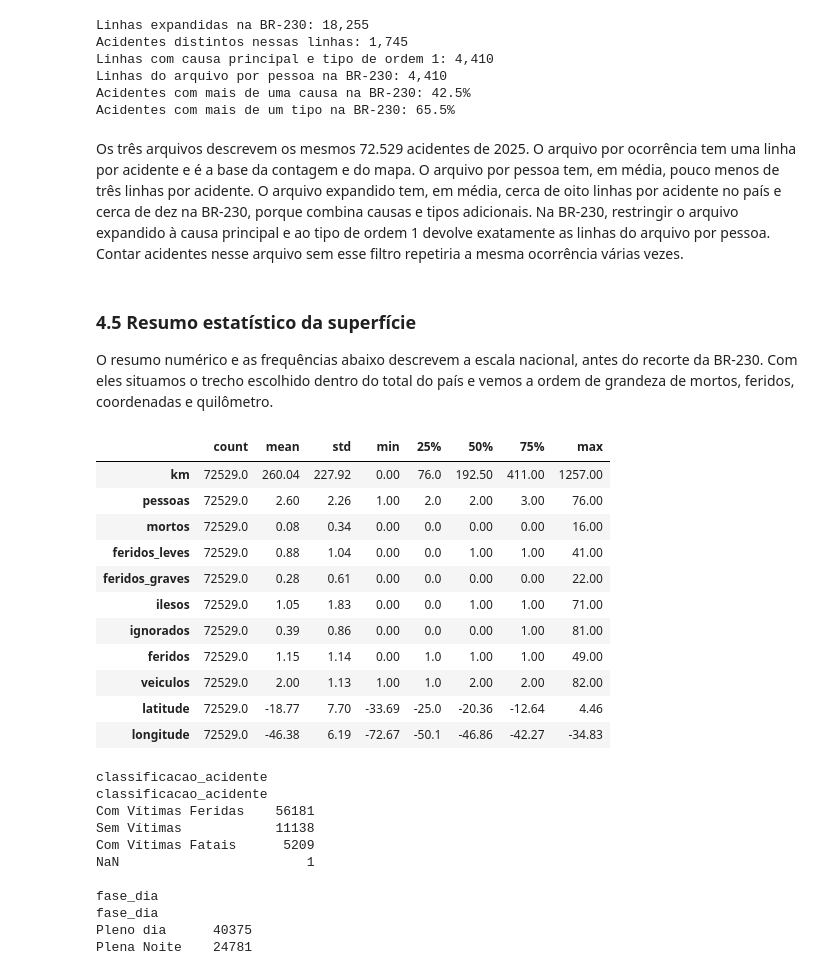
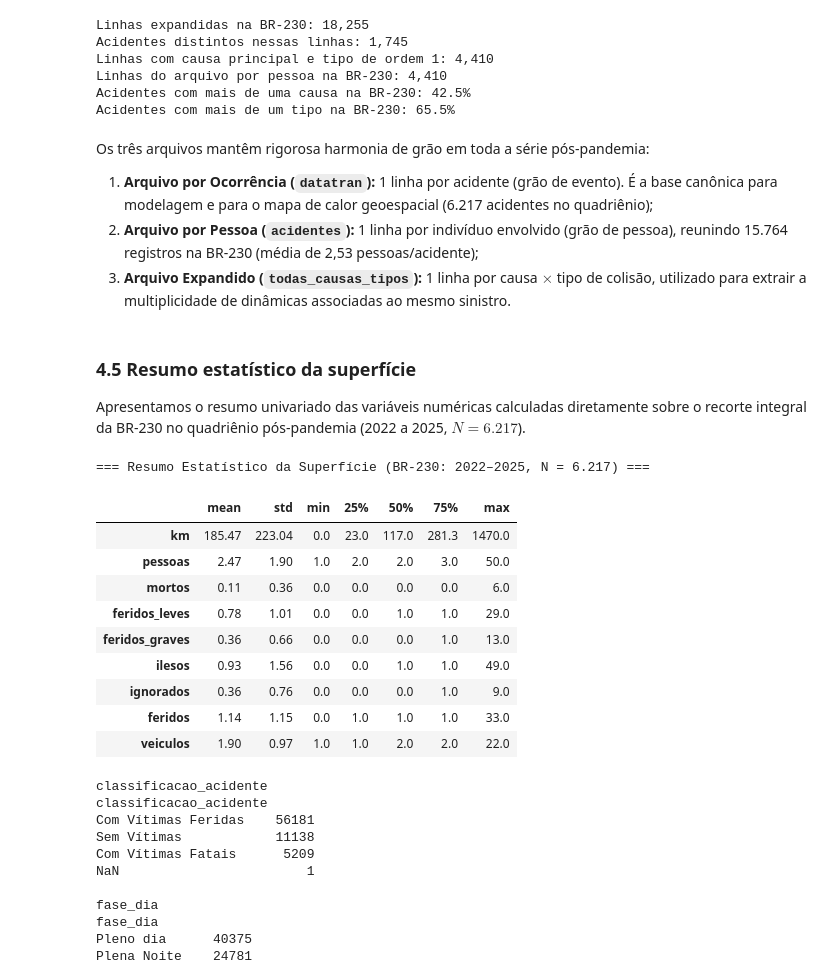
Before and after one commit to batista-neto/Prediction_of_Traffic_Accident_Risk_on_the_BR-230, a Jupyter notebook: entendimento_dados/entendimento_dados_br230.ipynb, the cells around one changed output. Drawn from its saved outputs; the diff is of its cells as text; code cells hidden in the pictures.

```diff
--- a/entendimento_dados/entendimento_dados_br230.ipynb
+++ b/entendimento_dados/entendimento_dados_br230.ipynb
@@ -547,39 +564,41 @@ Linhas do arquivo por pessoa na BR-230: 4,410
 Acidentes com mais de uma causa na BR-230: 42.5%
 Acidentes com mais de um tipo na BR-230: 65.5%
 # %% [markdown]
-Os três arquivos descrevem os mesmos 72.529 acidentes de 2025. O arquivo por ocorrência tem uma linha por acidente e é a base da contagem e do mapa. O arquivo por pessoa tem, em média, pouco menos de três linhas por acidente. O arquivo expandido tem, em média, cerca de oito linhas por acidente no país e cerca de dez na BR-230, porque combina causas e tipos adicionais. Na BR-230, restringir o arquivo expandido à causa principal e ao tipo de ordem 1 devolve exatamente as linhas do arquivo por pessoa. Contar acidentes nesse arquivo sem esse filtro repetiria a mesma ocorrência várias vezes.
+Os três arquivos mantêm rigorosa harmonia de grão em toda a série pós-pandemia:
+
+1. **Arquivo por Ocorrência (`datatran`):** 1 linha por acidente (grão de evento). É a base canônica para modelagem e para o mapa de calor geoespacial (6.217 acidentes no quadriênio);
+2. **Arquivo por Pessoa (`acidentes`):** 1 linha por indivíduo envolvido (grão de pessoa), reunindo 15.764 registros na BR-230 (média de 2,53 pessoas/acidente);
+3. **Arquivo Expandido (`todas_causas_tipos`):** 1 linha por causa $\times$ tipo de colisão, utilizado para extrair a multiplicidade de dinâmicas associadas ao mesmo sinistro.
 # %% [markdown]
 ### 4.5 Resumo estatístico da superfície
 
-O resumo numérico e as frequências abaixo descrevem a escala nacional, antes do recorte da BR-230. Com eles situamos o trecho escolhido dentro do total do país e vemos a ordem de grandeza de mortos, feridos, coordenadas e quilômetro.
+Apresentamos o resumo univariado das variáveis numéricas calculadas diretamente sobre o recorte integral da BR-230 no quadriênio pós-pandemia (2022 a 2025, $N = 6.217$).
 # %%
 colunas_numericas = [
     "km",
     "pessoas",
     "mortos",
     "feridos_leves",
     "feridos_graves",
     "ilesos",
     "ignorados",
     "feridos",
     "veiculos",
-    "latitude",
-    "longitude",
 ]
-ocorrencias[colunas_numericas].describe().T.round(2)
+print("=== Resumo Estatístico da Superfície (BR-230: 2022–2025, N = 6.217) ===")
+display(br230[colunas_numericas].describe().T[["mean", "std", "min", "25%", "50%", "75%", "max"]].round(2))
 # %% [output]
+=== Resumo Estatístico da Superfície (BR-230: 2022–2025, N = 6.217) ===
-|  | count | mean | std | min | 25% | 50% | 75% | max |
-| km | 72529.0 | 260.04 | 227.92 | 0.00 | 76.0 | 192.50 | 411.00 | 1257.00 |
-| pessoas | 72529.0 | 2.60 | 2.26 | 1.00 | 2.0 | 2.00 | 3.00 | 76.00 |
-| mortos | 72529.0 | 0.08 | 0.34 | 0.00 | 0.0 | 0.00 | 0.00 | 16.00 |
-| feridos_leves | 72529.0 | 0.88 | 1.04 | 0.00 | 0.0 | 1.00 | 1.00 | 41.00 |
-| feridos_graves | 72529.0 | 0.28 | 0.61 | 0.00 | 0.0 | 0.00 | 0.00 | 22.00 |
-| ilesos | 72529.0 | 1.05 | 1.83 | 0.00 | 0.0 | 1.00 | 1.00 | 71.00 |
-| ignorados | 72529.0 | 0.39 | 0.86 | 0.00 | 0.0 | 0.00 | 1.00 | 81.00 |
-| feridos | 72529.0 | 1.15 | 1.14 | 0.00 | 1.0 | 1.00 | 1.00 | 49.00 |
-| veiculos | 72529.0 | 2.00 | 1.13 | 1.00 | 1.0 | 2.00 | 2.00 | 82.00 |
-| latitude | 72529.0 | -18.77 | 7.70 | -33.69 | -25.0 | -20.36 | -12.64 | 4.46 |
-| longitude | 72529.0 | -46.38 | 6.19 | -72.67 | -50.1 | -46.86 | -42.27 | -34.83 |
+|  | mean | std | min | 25% | 50% | 75% | max |
+| km | 185.47 | 223.04 | 0.0 | 23.0 | 117.0 | 281.3 | 1470.0 |
+| pessoas | 2.47 | 1.90 | 1.0 | 2.0 | 2.0 | 3.0 | 50.0 |
+| mortos | 0.11 | 0.36 | 0.0 | 0.0 | 0.0 | 0.0 | 6.0 |
+| feridos_leves | 0.78 | 1.01 | 0.0 | 0.0 | 1.0 | 1.0 | 29.0 |
+| feridos_graves | 0.36 | 0.66 | 0.0 | 0.0 | 0.0 | 1.0 | 13.0 |
+| ilesos | 0.93 | 1.56 | 0.0 | 0.0 | 1.0 | 1.0 | 49.0 |
+| ignorados | 0.36 | 0.76 | 0.0 | 0.0 | 0.0 | 1.0 | 9.0 |
+| feridos | 1.14 | 1.15 | 0.0 | 1.0 | 1.0 | 1.0 | 33.0 |
+| veiculos | 1.90 | 0.97 | 1.0 | 1.0 | 2.0 | 2.0 | 22.0 |
 # %%
 for coluna in [
     "classificacao_acidente",
```
Also changed, not shown: parts of 25 cells of this notebook, 7 other files.
